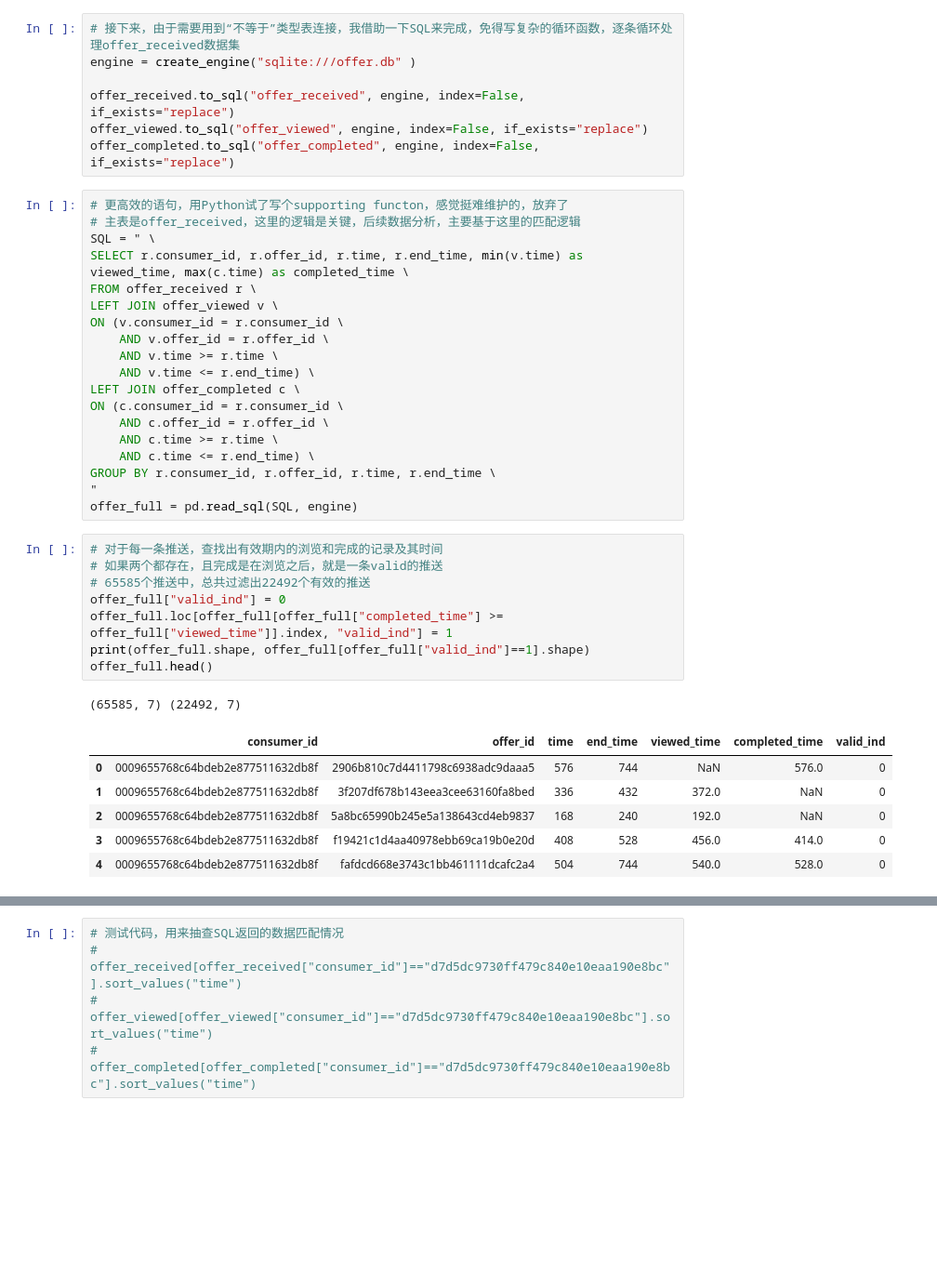
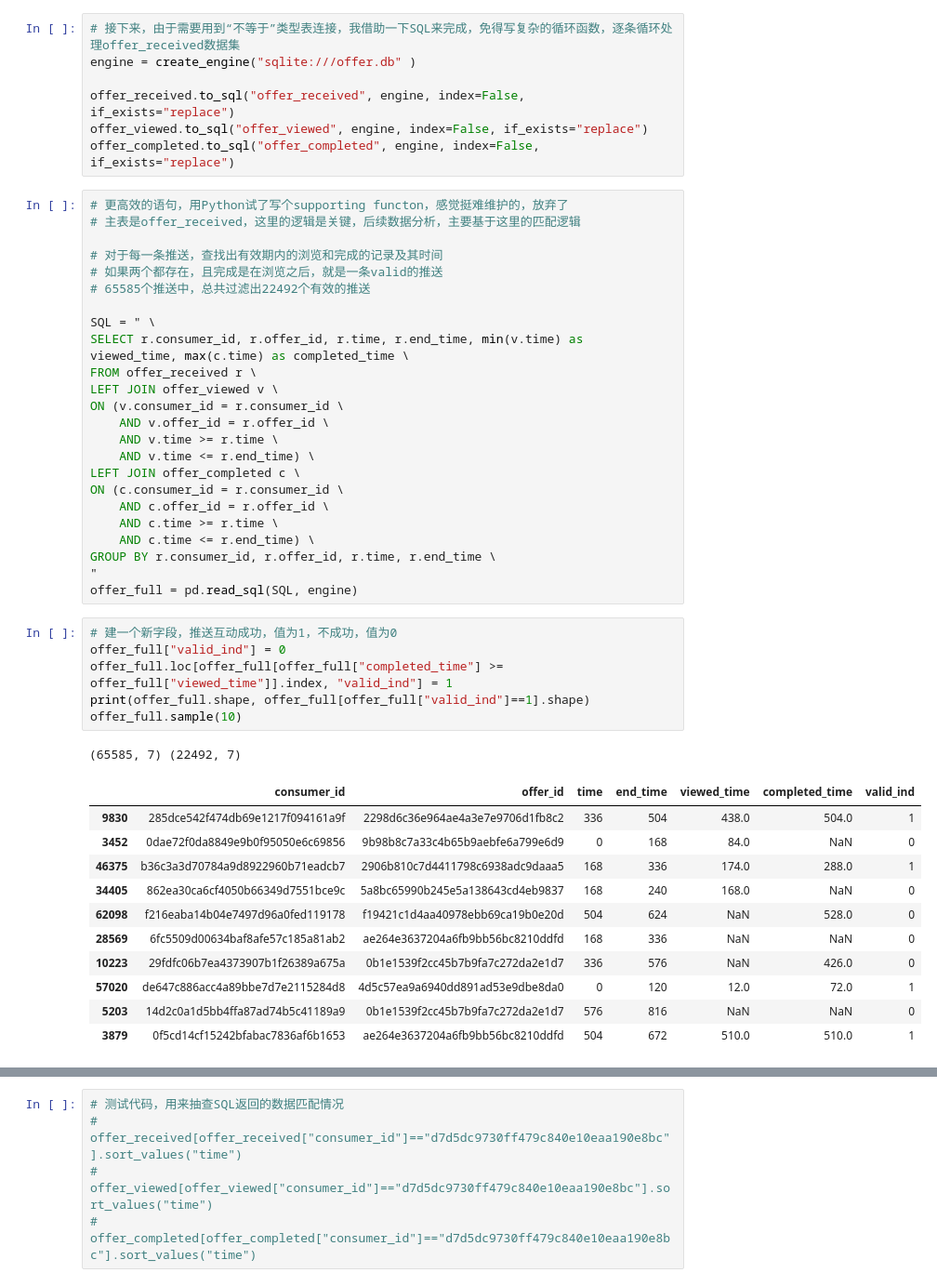
Before and after one commit to heroqsx/Starbucks_Project, a Jupyter notebook: Starbucks_Capstone_notebook-zh.ipynb, the cells around one changed output, grey strips where cells are left out. Shown at 93% size. Saved outputs shown, nothing was run; the diff lists cells and outputs as text; blank space fills up the shorter version.

```diff
--- a/Starbucks_Capstone_notebook-zh.ipynb
+++ b/Starbucks_Capstone_notebook-zh.ipynb
@@ -506,6 +508,11 @@ offer_completed.to_sql("offer_completed", engine, index=False, if_exists="replac
 # %%
 # 更高效的语句，用Python试了写个supporting functon，感觉挺难维护的，放弃了
 # 主表是offer_received，这里的逻辑是关键，后续数据分析，主要基于这里的匹配逻辑
+
+# 对于每一条推送，查找出有效期内的浏览和完成的记录及其时间
+# 如果两个都存在，且完成是在浏览之后，就是一条valid的推送
+# 65585个推送中，总共过滤出22492个有效的推送
+
 SQL = " \
 SELECT r.consumer_id, r.offer_id, r.time, r.end_time, min(v.time) as viewed_time, max(c.time) as completed_time \
 FROM offer_received r \
@@ -523,21 +530,24 @@ GROUP BY r.consumer_id, r.offer_id, r.time, r.end_time \
 "
 offer_full = pd.read_sql(SQL, engine)
 # %%
-# 对于每一条推送，查找出有效期内的浏览和完成的记录及其时间
-# 如果两个都存在，且完成是在浏览之后，就是一条valid的推送
-# 65585个推送中，总共过滤出22492个有效的推送
+# 建一个新字段，推送互动成功，值为1，不成功，值为0
 offer_full["valid_ind"] = 0
 offer_full.loc[offer_full[offer_full["completed_time"] >= offer_full["viewed_time"]].index, "valid_ind"] = 1
 print(offer_full.shape, offer_full[offer_full["valid_ind"]==1].shape)
-offer_full.head()
+offer_full.sample(10)
 # %% [output]
 (65585, 7) (22492, 7)
 |  | consumer_id | offer_id | time | end_time | viewed_time | completed_time | valid_ind |
-| 0 | 0009655768c64bdeb2e877511632db8f | 2906b810c7d4411798c6938adc9daaa5 | 576 | 744 | NaN | 576.0 | 0 |
-| 1 | 0009655768c64bdeb2e877511632db8f | 3f207df678b143eea3cee63160fa8bed | 336 | 432 | 372.0 | NaN | 0 |
-| 2 | 0009655768c64bdeb2e877511632db8f | 5a8bc65990b245e5a138643cd4eb9837 | 168 | 240 | 192.0 | NaN | 0 |
-| 3 | 0009655768c64bdeb2e877511632db8f | f19421c1d4aa40978ebb69ca19b0e20d | 408 | 528 | 456.0 | 414.0 | 0 |
-| 4 | 0009655768c64bdeb2e877511632db8f | fafdcd668e3743c1bb461111dcafc2a4 | 504 | 744 | 540.0 | 528.0 | 0 |
+| 9830 | 285dce542f474db69e1217f094161a9f | 2298d6c36e964ae4a3e7e9706d1fb8c2 | 336 | 504 | 438.0 | 504.0 | 1 |
+| 3452 | 0dae72f0da8849e9b0f95050e6c69856 | 9b98b8c7a33c4b65b9aebfe6a799e6d9 | 0 | 168 | 84.0 | NaN | 0 |
+| 46375 | b36c3a3d70784a9d8922960b71eadcb7 | 2906b810c7d4411798c6938adc9daaa5 | 168 | 336 | 174.0 | 288.0 | 1 |
+| 34405 | 862ea30ca6cf4050b66349d7551bce9c | 5a8bc65990b245e5a138643cd4eb9837 | 168 | 240 | 168.0 | NaN | 0 |
+| 62098 | f216eaba14b04e7497d96a0fed119178 | f19421c1d4aa40978ebb69ca19b0e20d | 504 | 624 | NaN | 528.0 | 0 |
+| 28569 | 6fc5509d00634baf8afe57c185a81ab2 | ae264e3637204a6fb9bb56bc8210ddfd | 168 | 336 | NaN | NaN | 0 |
+| 10223 | 29fdfc06b7ea4373907b1f26389a675a | 0b1e1539f2cc45b7b9fa7c272da2e1d7 | 336 | 576 | NaN | 426.0 | 0 |
+| 57020 | de647c886acc4a89bbe7d7e2115284d8 | 4d5c57ea9a6940dd891ad53e9dbe8da0 | 0 | 120 | 12.0 | 72.0 | 1 |
+| 5203 | 14d2c0a1d5bb4ffa87ad74b5c41189a9 | 0b1e1539f2cc45b7b9fa7c272da2e1d7 | 576 | 816 | NaN | NaN | 0 |
+| 3879 | 0f5cd14cf15242bfabac7836af6b1653 | ae264e3637204a6fb9bb56bc8210ddfd | 504 | 672 | 510.0 | 510.0 | 1 |
 # %%
 # 完成最后的表连接
 df_clean = pd.merge(offer_full, profile, on="consumer_id")
```
Also changed, not shown: parts of 22 cells of this notebook, 1 other file.
